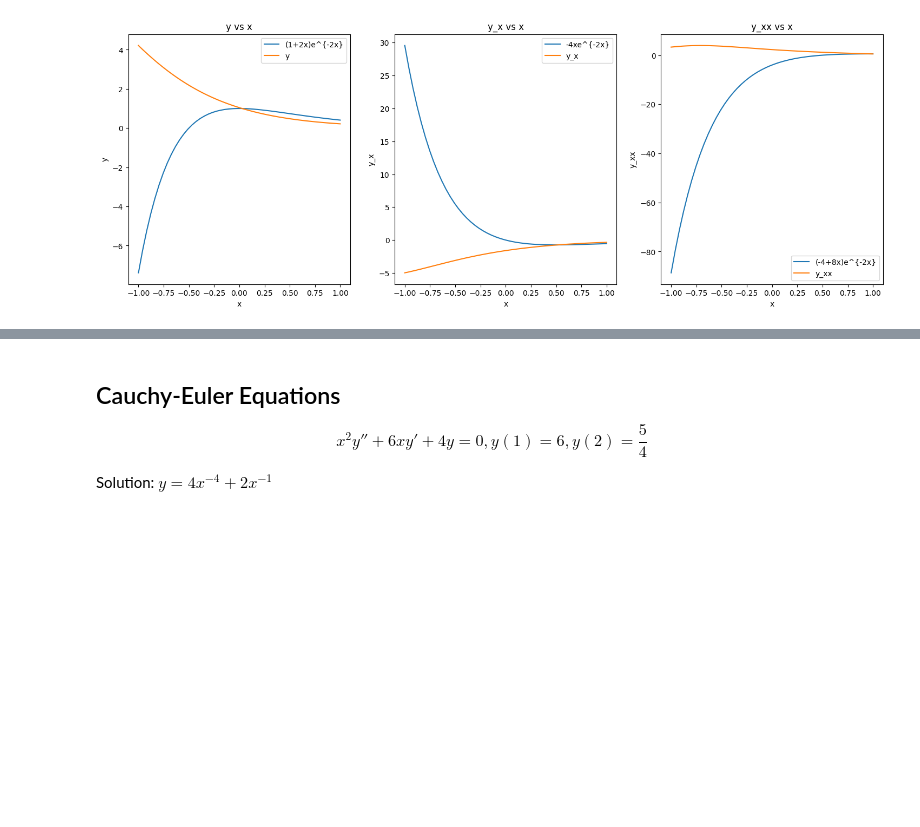
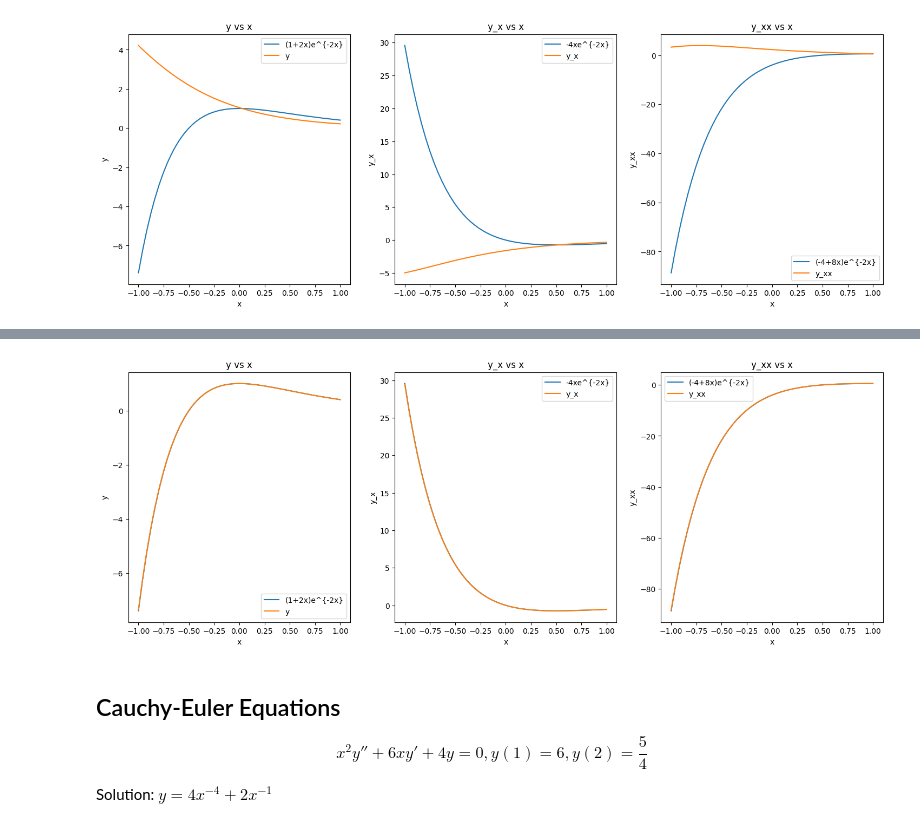
Before and after one commit to rotmanfinhub/deep-macrofin, a Jupyter notebook: examples/basic_examples/basic_odes.ipynb, the cells around one changed output, grey strips where cells are left out. Saved outputs shown, nothing was run; the diff lists cells and outputs as text; code cells hidden in the pictures; blank space fills up the shorter version.

```diff
--- a/examples/basic_examples/basic_odes.ipynb
+++ b/examples/basic_examples/basic_odes.ipynb
@@ -267,0 +249,28 @@ plt.show()
+# %%
+ode4_2 = PDEModel("second_order_linear", config={"num_epochs": 2000})
+ode4_2.set_state(["x"], {"x": [-1., 1.]})
+ode4_2.add_endog("y", config={
+    "device": "cuda" if torch.cuda.is_available() else "cpu",
+    "hidden_units": [50, 50, 50, 50],
+    "activation_type": ActivationType.SiLU,
+    "positive": False,
+    "derivative_order": 2,
+})
+ode4_2.add_endog_equation("y_xx+4*y_x+4*y=0", label="base_ode")
+ode4_2.add_endog_condition("y",
+                            "y(SV)", {"SV": torch.zeros((1, 1))},
+                            Comparator.EQ,
+                            "1", {},
+                            label="ic1")
+ode4_2.add_endog_condition("y",
+                            "y_x(SV)", {"SV": torch.zeros((1, 1))},
+                            Comparator.EQ,
+                            "0", {},
+                            label="ic2")
+print(ode4_2)
+if not os.path.exists("./models/ode4_2.pt"):
+    ode4_2.train_model("./models", "ode4_2.pt", True)
+    ode4_2.eval_model(True)
+else:
+    ode4_2.load_model(torch.load("./models/ode4_2.pt"))
+    ode4_2.eval_model(True)
@@ -268,3 +295,16 @@ plt.show()
+# %%
+fig, ax = plt.subplots(1, 3, figsize=(18, 6))
+x = np.linspace(-1, 1)
+ax[0].plot(x, (1 + 2 * x) * np.exp(-2*x), label="(1+2x)e^{-2x}")
+ax[1].plot(x, -4 * x * np.exp(-2*x), label="-4xe^{-2x}")
+ax[2].plot(x, (-4 + 8 * x) * np.exp(-2*x), label="(-4+8x)e^{-2x}")
+ode4_2.endog_vars["y"].plot("y", {"x": [-1, 1]}, ax=ax[0])
+ode4_2.endog_vars["y"].plot("y_x", {"x": [-1, 1]}, ax=ax[1])
+ode4_2.endog_vars["y"].plot("y_xx", {"x": [-1, 1]}, ax=ax[2])
+plt.subplots_adjust()
+plt.show()
+# %% [output]
+[figure, added]
 # %% [markdown]
 ## Cauchy-Euler Equations
 $$ x^2 y'' + 6xy' + 4y =0, y(1)=6, y(2)=\frac{5}{4}$$
```
Also changed, not shown: parts of 7 cells of this notebook, 10 other files.
